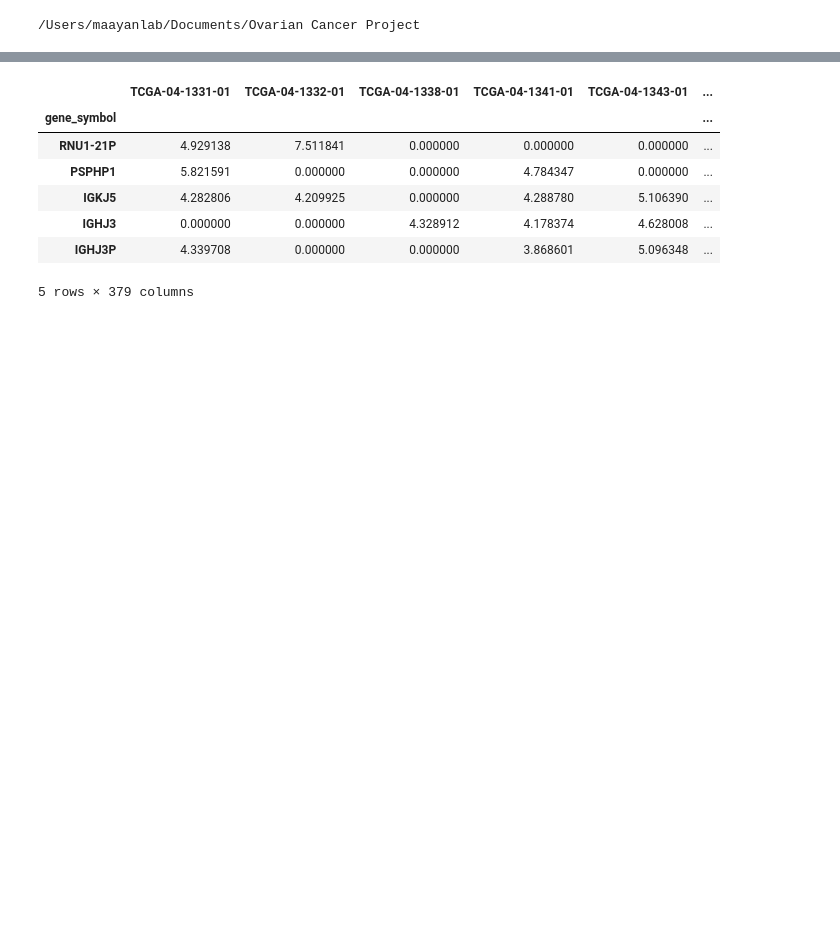
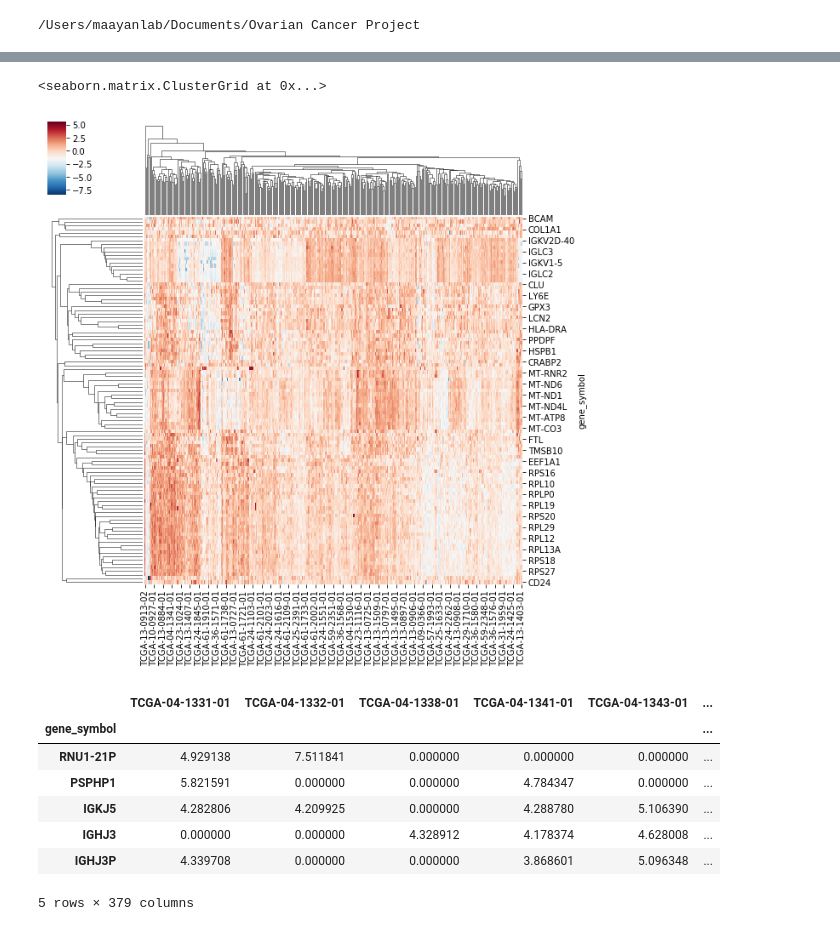
Before and after one commit to hfreid17/ovarian-cancer, a Jupyter notebook: pipeline/notebooks/making heatmap of expression data.ipynb, the cells around one changed output, grey strips where cells are left out. Saved outputs shown, nothing was run; the diff lists cells and outputs as text; code cells hidden in the pictures; blank space fills up the shorter version.

```diff
--- a/pipeline/notebooks/making heatmap of expression data.ipynb
+++ b/pipeline/notebooks/making heatmap of expression data.ipynb
@@ -55,0 +56,3 @@ sns.clustermap(df_expression_top1000_zscore, z_score=0, cmap="RdBu_r")
+# %%
+top_genes = df_expression_fpkm.var(axis=1).sort_values(ascending=False).index[:100]
+top_genes
@@ -55,0 +75,2 @@ sns.clustermap(df_expression_top1000_zscore, z_score=0, cmap="RdBu_r")
+# %%
+df_plot = df_expression_fpkm_log.loc[top_genes]
@@ -56,3 +82,8 @@ sns.clustermap(df_expression_top1000_zscore, z_score=0, cmap="RdBu_r")
+# %%
+sns.clustermap(df_plot, z_score=0, metric = "euclidean", cmap="RdBu_r")
+# %% [output]
+<seaborn.matrix.ClusterGrid at 0x...>
+[figure, added]
 # %%
 df_expression_top1000.head()
 # %% [output]
```
Also changed, not shown: parts of 6 cells of this notebook, 8 other files.
